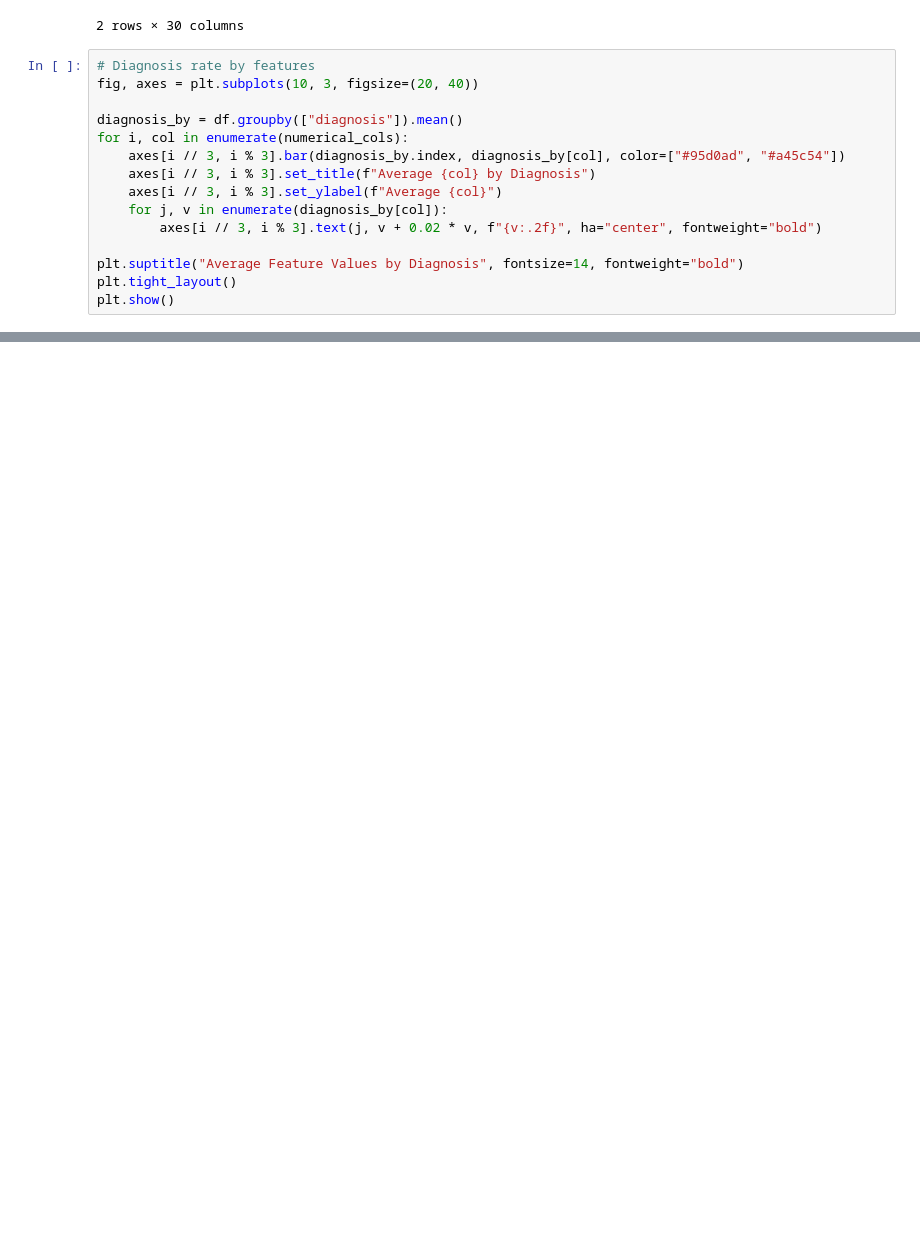
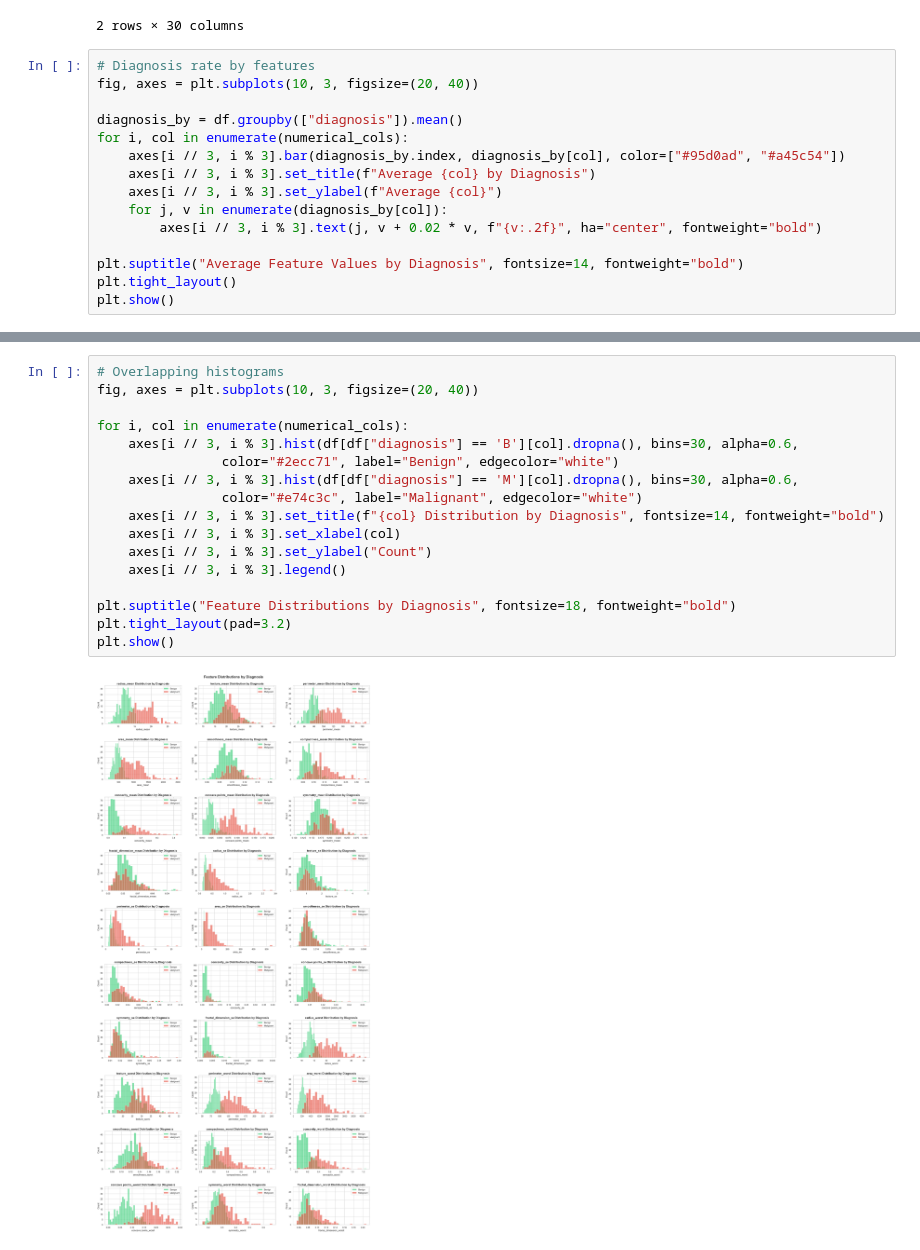
Before and after one commit to mohamedomartoure/Binary-Classification-Prediction-for-type-of-Breast-Cancer, a Jupyter notebook: notebook/01_eda.ipynb, the cells around one changed output, grey strips where cells are left out. Cells and saved outputs as stored; diff of their text form; blank space fills up the shorter version.

```diff
--- a/notebook/01_eda.ipynb
+++ b/notebook/01_eda.ipynb
@@ -259,0 +276,19 @@ plt.show()
+# %%
+# Overlapping histograms
+fig, axes = plt.subplots(10, 3, figsize=(20, 40))
+
+for i, col in enumerate(numerical_cols):
+    axes[i // 3, i % 3].hist(df[df["diagnosis"] == 'B'][col].dropna(), bins=30, alpha=0.6,
+                color="#2ecc71", label="Benign", edgecolor="white")
+    axes[i // 3, i % 3].hist(df[df["diagnosis"] == 'M'][col].dropna(), bins=30, alpha=0.6,
+                color="#e74c3c", label="Malignant", edgecolor="white")
+    axes[i // 3, i % 3].set_title(f"{col} Distribution by Diagnosis", fontsize=14, fontweight="bold")
+    axes[i // 3, i % 3].set_xlabel(col)
+    axes[i // 3, i % 3].set_ylabel("Count")
+    axes[i // 3, i % 3].legend()
+
+plt.suptitle("Feature Distributions by Diagnosis", fontsize=18, fontweight="bold")
+plt.tight_layout(pad=3.2)
+plt.show()
+# %% [output]
+[figure, added]
```
Also changed, not shown: parts of 15 cells of this notebook.
